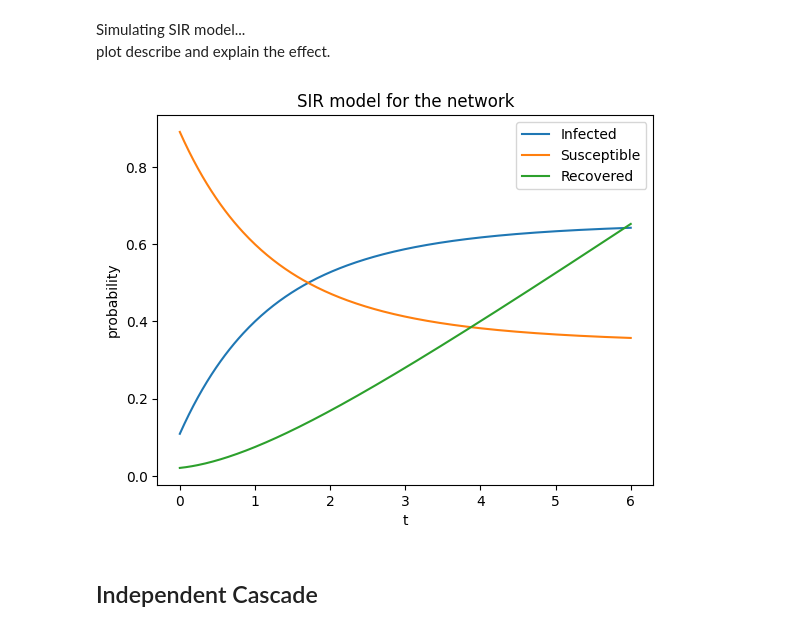
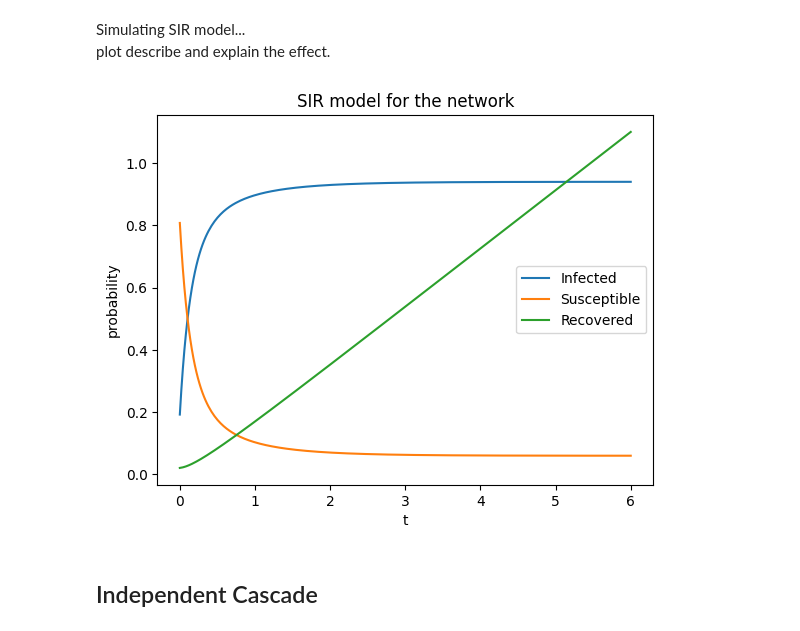
Before and after one commit to yilewang/dynamical_net_sys_class, a Jupyter notebook: lab6/lab6_yxw190015.ipynb, the cells around one changed output. Saved outputs shown, nothing was run; the diff lists cells and outputs as text; code cells hidden in the pictures.

```diff
--- a/lab6/lab6_yxw190015.ipynb
+++ b/lab6/lab6_yxw190015.ipynb
@@ -147,11 +147,11 @@ Make a plot of the expected fraction of infected people over time using a SI inf
 Ajust to see how it effects the evolution
 # %%
 # calculate the SI model for the network
-beta = 0.1
+beta = 1
 # x is the fraction of infected nodes
 # 1-x is the fraction of susceptible nodes
 
-x = ones(N)*0.1
+x = zeros(N)
 s = 1- x
 
 history_S = []
@@ -184,7 +184,7 @@ plot
 describe and explain the effect.
 # %%
 # calculate the SIR model for the network
-beta = 0.1
+beta = 1
 gamma = 0.2
 # x is the fraction of infected nodes
 # 1-x is the fraction of susceptible nodes
@@ -192,34 +192,34 @@ gamma = 0.2
 x = ones(N)*0.1
 s = 1- x
 r = gamma * x
 
 history_S = []
 history_I = []
 history_R = []
 for i,t in enumerate(time):
     for xi in range(N):
         neighbours_list = [xj for xj in where(A[:,xi]>0)]
         si = 1 - x[xi]
         dxidt = sum([beta * si * A[xj, xi] for xj in neighbours_list]) - gamma * x[xi]
         dridt = gamma * x[xi]
         x[xi] += dxidt*dt
         s[xi] = 1 - x[xi]
         r[xi] += dridt*dt
     history_S.append(mean(s))
     history_I.append(mean(x))
     history_R.append(mean(r))
 
 
 plt.plot(time, history_I, label = 'Infected')
 plt.plot(time, history_S, label = 'Susceptible')
 plt.plot(time, history_R, label = 'Recovered')
 plt.xlabel('t')
 plt.ylabel('probability')
 plt.title('SIR model for the network')
 plt.legend()
 plt.show()
 # %% [output]
-[figure, old version]
+[figure, new version]
 # %% [markdown]
 ## Independent Cascade
 # %% [markdown]
```
Also changed, not shown: parts of 2 cells of this notebook, 1 other file.
